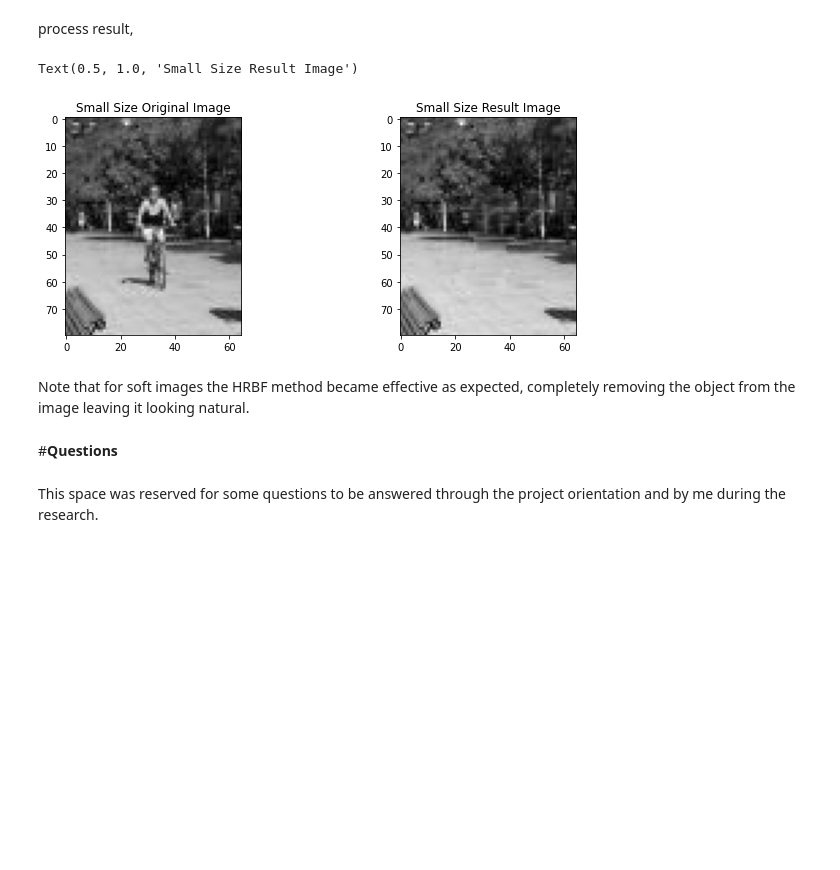
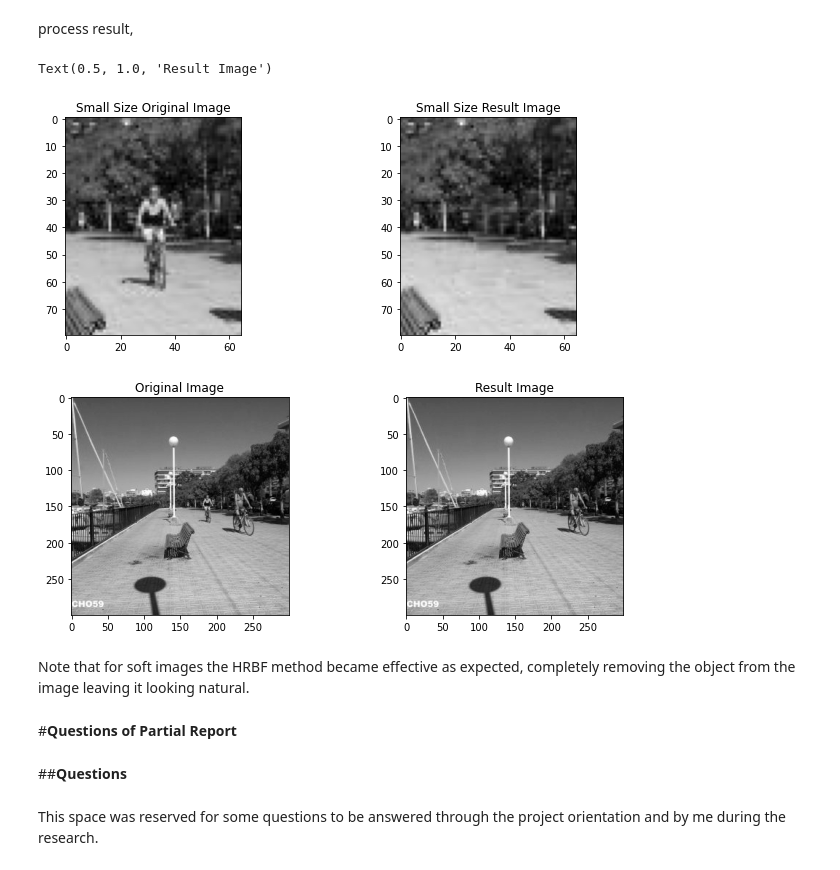
Before and after one commit to gmontroni/Final-Project---Image-Processing, a Jupyter notebook: FinalProject_GuilhermeMontroni.ipynb, the cells around one changed output. Saved outputs shown, nothing was run; the diff lists cells and outputs as text; code cells hidden in the pictures; blank space fills up the shorter version.

Commit message:
final report

```diff
--- a/FinalProject_GuilhermeMontroni.ipynb
+++ b/FinalProject_GuilhermeMontroni.ipynb
@@ -202,0 +320,33 @@ Text(0.5, 1.0, 'Example of Mask Image')
+# %%
+# RBFHermite 2D
+# Script that performs first-order 2D RBF Hermite interpolation
+
+# Define RBF and its derivatives
+kernel = {'rbf':    lambda e, r:         np.sqrt(1 + (e * r)**2),
+          'dxrbf':  lambda e, r, dx:     dx * e**2 / np.sqrt(1 + (e * r)**2),
+          'dyrbf':  lambda e, r, dy:     dy * e**2 / np.sqrt(1 + (e * r)**2),
+          'dxxrbf': lambda e, r, dx:     e**2 * (1 + (e * r)**2 - (e * dx)**2) / (1 + (e * r)**2)**(3/2),
+          'dyyrbf': lambda e, r, dy:     e**2 * (1 + (e * r)**2 - (e * dy)**2) / (1 + (e * r)**2)**(3/2),
+          'dxyrbf': lambda e, r, dx, dy: -e**4 * dx * dy / (1 + (e * r)**2)**(3/2),
+          'ep': 6}
+
+idx = grid(mask)                         # grid of image
+dsites = idx[mask]                       # position of good pixels region
+epoints = idx[~mask]                     # position of degraded region of the image
+
+k = 4                                    # number of neighbors
+for i in range(epoints.shape[0]):
+
+  _, neighbors = knn(dsites, epoints[i,:],k)
+  mask_knn, mask_target = itermask(mask, neighbors, epoints[i,:])
+
+  gpixels = idx[mask_knn]                # position of good pixels region
+  targetpixel = idx[mask_target]         # position of degraded region of the image
+
+  rhs = rhs_function(img, mask_knn,_,2)  # intensity values and their derivatives
+
+  # HRBF2D Local Interpolation
+  result_image = HRBF2D(gpixels, targetpixel, rhs, kernel)
+
+  # Update image
+  img[mask_target] = result_image
@@ -371,10 +537,10 @@ kernel = {'rbf':    lambda e, r:         np.sqrt(1 + (e * r)**2),
           'dxyrbf': lambda e, r, dx, dy: -e**4 * dx * dy / (1 + (e * r)**2)**(3/2),
           'ep': 6}
 
-idx = grid(masksize)                                        # grid of image
+idx = grid1(masksize)                                       # grid of image
 dsites = idx[masksize]                                      # position of good pixels region
 epoints = idx[~masksize]                                    # position of degraded region of the image
-rhs = rhs_function(degradedimgsize, masksize)               # intensity values and their derivatives
+rhs = rhs_function(degradedimgsize, masksize,_,2)           # intensity values and their derivatives
 
 # HRBF2D Interpolation
 result_image = HRBF2D(dsites, epoints, rhs, kernel)
@@ -386,18 +552,28 @@ process result,
 # %%
 ## plotting
 plt.figure(figsize=(11,4))
 plt.subplot(121)
 plt.imshow(originalimgsize, cmap="gray"); plt.title("Small Size Original Image")
 
 plt.subplot(122)
 plt.imshow(degradedimgsize, cmap="gray"); plt.title("Small Size Result Image")
+
+plt.figure(figsize=(11,4))
+plt.subplot(121)
+plt.imshow(originalimg, cmap="gray"); plt.title("Original Image")
+
+plt.subplot(122)
+plt.imshow(degradedimg, cmap="gray"); plt.title("Result Image")
 # %% [output]
-Text(0.5, 1.0, 'Small Size Result Image')
+Text(0.5, 1.0, 'Result Image')
 [figure]
+[figure, added]
 # %% [markdown]
 Note that for soft images the HRBF method became effective as expected, completely removing the object from the image leaving it looking natural.
+# %% [markdown]
+#**Questions of Partial Report**
 # %% [markdown]
-#**Questions**
+##**Questions**
 # %% [markdown]
 This space was reserved for some questions to be answered through the project orientation and by me during the research.
 # %% [markdown]
```
Also changed, not shown: parts of 82 cells of this notebook.
